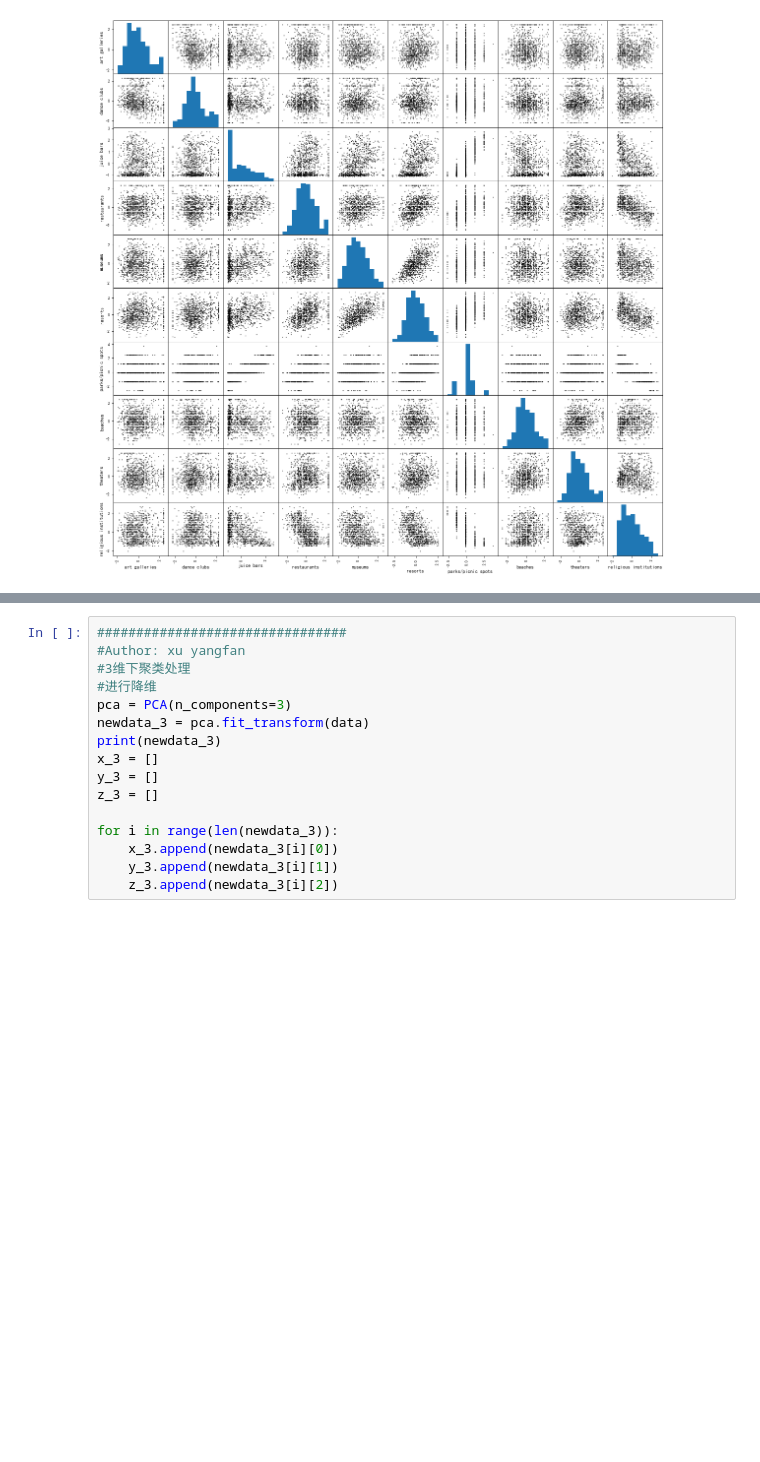
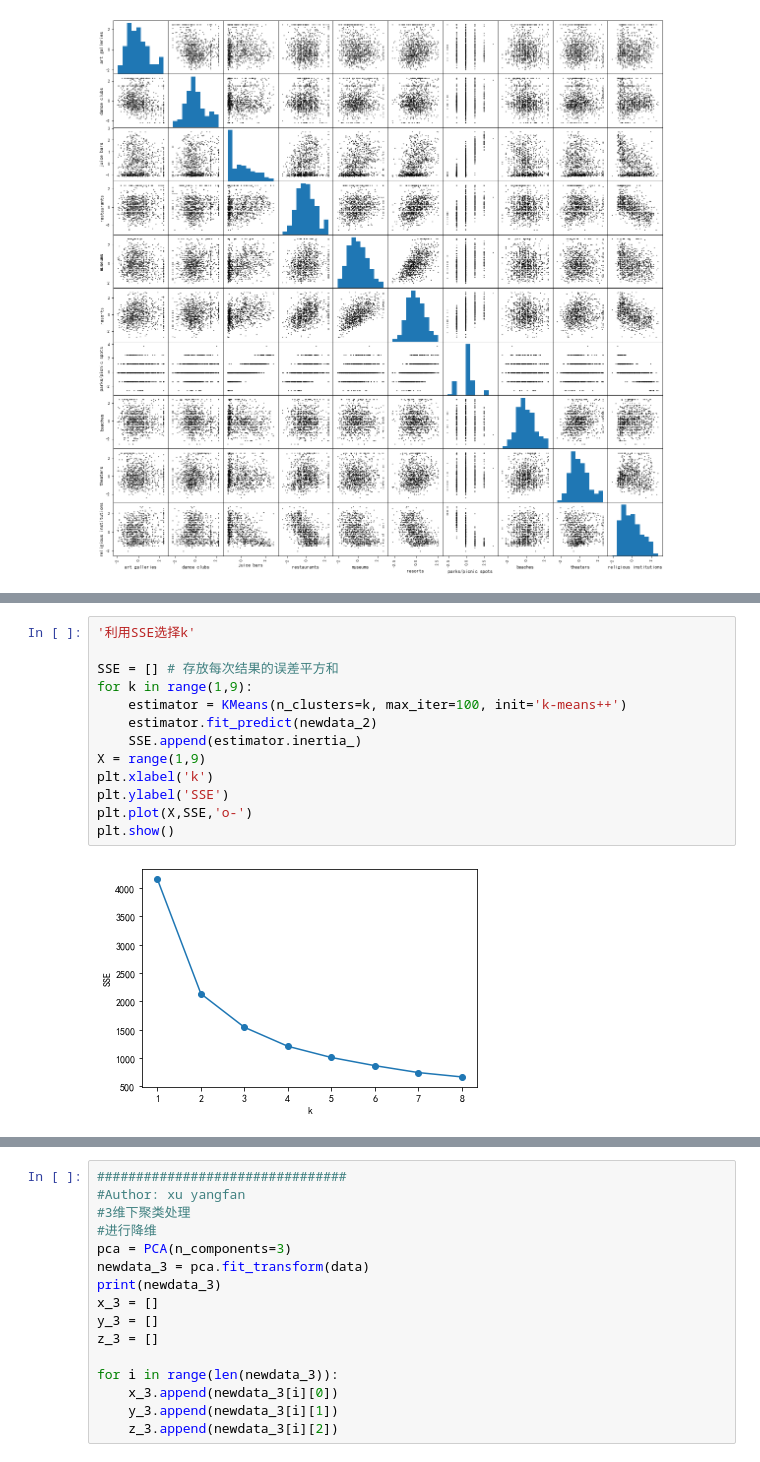
Before and after one commit to MKMQ99/Data-Mining, a Jupyter notebook: 聚类/cluster.ipynb, the cells around one changed output, grey strips where cells are left out. Cells and saved outputs as stored; diff of their text form; blank space fills up the shorter version.

```diff
--- a/聚类/cluster.ipynb
+++ b/聚类/cluster.ipynb
@@ -165,3 +171,18 @@ plt.show()
+# %%
+'利用SSE选择k'
+
+SSE = [] # 存放每次结果的误差平方和
+for k in range(1,9):
+    estimator = KMeans(n_clusters=k, max_iter=100, init='k-means++')
+    estimator.fit_predict(newdata_2)
+    SSE.append(estimator.inertia_)
+X = range(1,9)
+plt.xlabel('k')
+plt.ylabel('SSE')
+plt.plot(X,SSE,'o-')
+plt.show()
+# %% [output]
+[figure, added]
 # %%
 km_cluster = KMeans(n_clusters=2, max_iter=100, init='k-means++')
 #K=2，最多迭代100次，按k-means++选初始点
```
Also changed, not shown: parts of 10 cells of this notebook, 1 other file.
